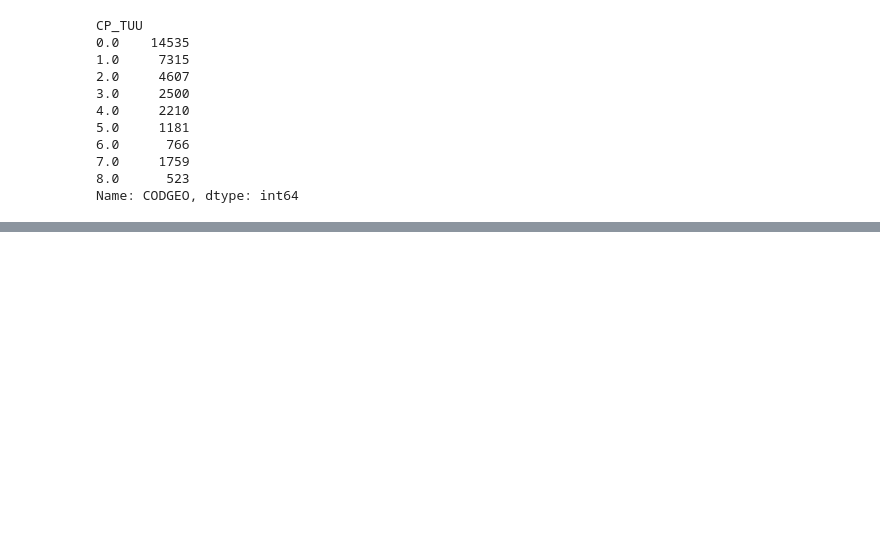
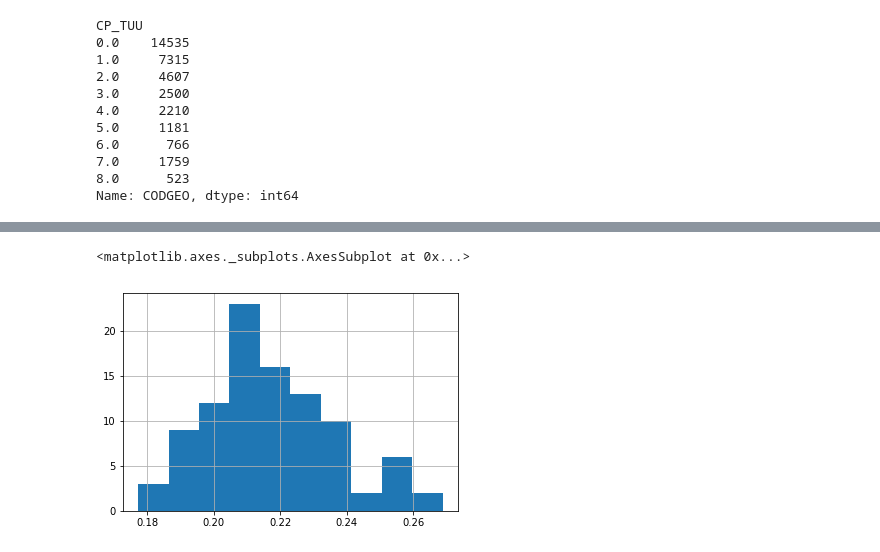
Before and after one commit to Paulaveillon/GDN, a Jupyter notebook: Notebook/Merge_geo.ipynb, the cells around one changed output, grey strips where cells are left out. Saved outputs shown, nothing was run; the diff lists cells and outputs as text; code cells hidden in the pictures; blank space fills up the shorter version.

```diff
--- a/Notebook/Merge_geo.ipynb
+++ b/Notebook/Merge_geo.ipynb
@@ -84,0 +198,5 @@ df["Code Postal"].str.find("/")
+# %%
+pop["perc_etat"].hist()
+# %% [output]
+<matplotlib.axes._subplots.AxesSubplot at 0x...>
+[figure, added]
```
Also changed, not shown: parts of 12 cells of this notebook.
